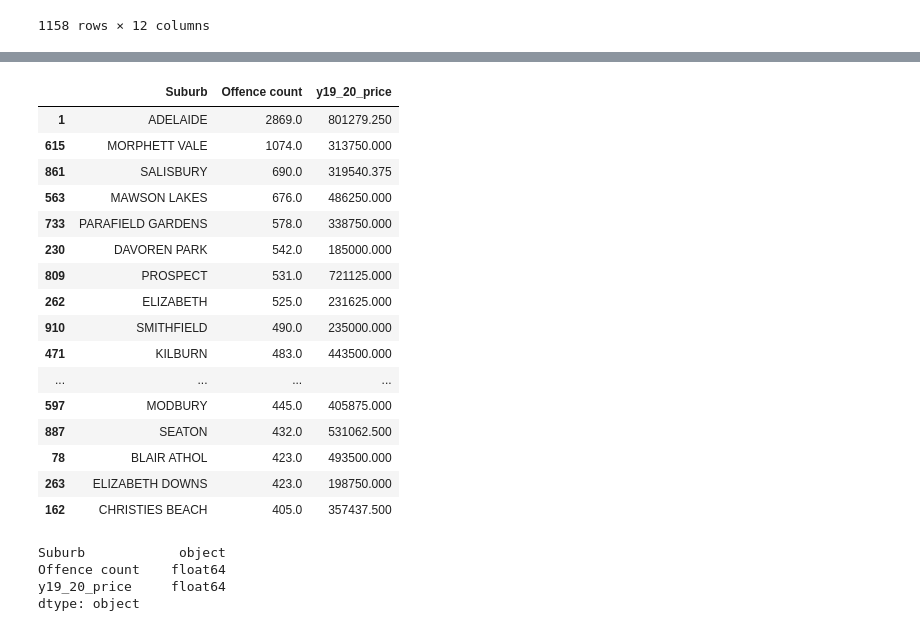
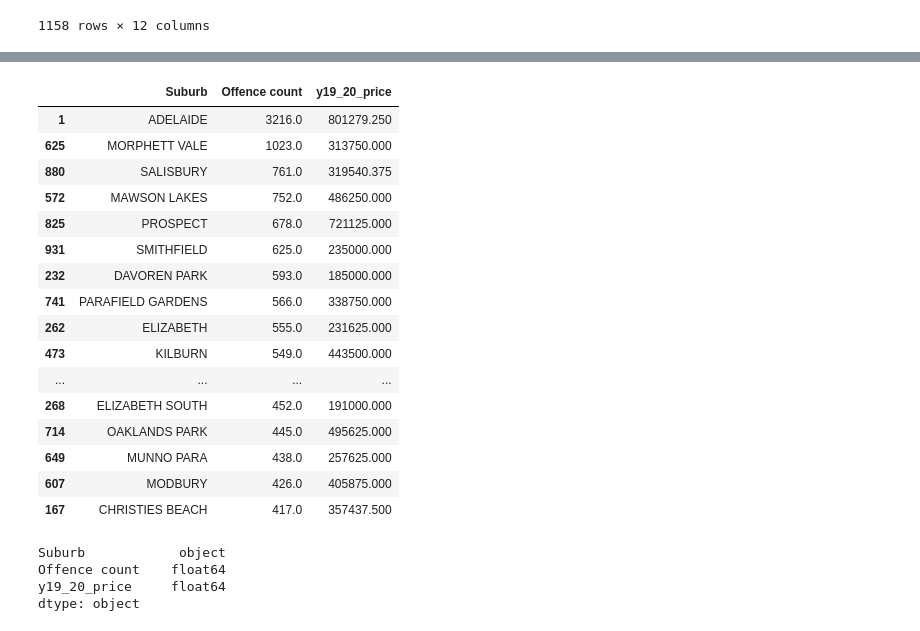
Before and after one commit to Sprettle/Chevrolet-Chilis, a Jupyter notebook: suburb_crime.ipynb, the cells around one changed output, grey strips where cells are left out. Saved outputs shown, nothing was run; the diff lists cells and outputs as text; code cells hidden in the pictures.

```diff
--- a/suburb_crime.ipynb
+++ b/suburb_crime.ipynb
@@ -617,7 +853,7 @@ YUNTA                        1.0
 # %%
 ###Dataframe
-#Combine the 2 dataframes by suburb: y18_19_crime_suburbs, y19_20_price
-y18_19_crime_suburbs
+#Combine the 2 dataframes by suburb: y19_20_crime_suburbs, y19_20_price
+y19_20_crime_suburbs
 #Retrieve variable (dataframe) from another ipynb
 %store -r y19_20_price
 y19_20_price
@@ -629,51 +865,51 @@ y19_20_price
 
 #-------------------------------
 #Merge 2 tables together
-y19_20_merged = pd.merge(left=y18_19_crime_suburbs, right=y19_20_price, how='outer', left_on='Suburb - Incident', right_on='Suburb')
+y19_20_merged = pd.merge(left=y19_20_crime_suburbs, right=y19_20_price, how='outer', left_on='Suburb - Incident', right_on='Suburb')
 y19_20_merged
 
 #-------------------------------
 ### Cleanup columns required
 #Drop NaN rows
 y19_20=y19_20_merged.dropna()
 y19_20
 
 #####Editing columns for presentation ########
 #Drop columns
 y19_20=y19_20.drop(columns={"Suburb - Incident","City","Sales Q3 2019","Median\n3Q 2019", "Sales Q4 2019","Median Q4 2019","Sales Q1 2020","Median Q1 2020","Sales Q2 2020","Median Q2 2020"})
 y19_20
 
 #Drop duplicates
 y19_20=y19_20.drop_duplicates(subset=['Suburb'])
 y19_20
 
 #Reorder columns
 y19_20=y19_20[["Suburb","Offence count","y19_20_price"]]
 y19_20
 
 #Sort values ascending for offence count
 y19_20=y19_20.sort_values(by='Offence count', ascending=False)
 y19_20
 
 y19_20.head(20)
 # %% [output]
 |  | Suburb | Offence count | y19_20_price |
-| 1 | ADELAIDE | 2869.0 | 801279.250 |
-| 615 | MORPHETT VALE | 1074.0 | 313750.000 |
-| 861 | SALISBURY | 690.0 | 319540.375 |
-| 563 | MAWSON LAKES | 676.0 | 486250.000 |
-| 733 | PARAFIELD GARDENS | 578.0 | 338750.000 |
-| 230 | DAVOREN PARK | 542.0 | 185000.000 |
-| 809 | PROSPECT | 531.0 | 721125.000 |
-| 262 | ELIZABETH | 525.0 | 231625.000 |
-| 910 | SMITHFIELD | 490.0 | 235000.000 |
-| 471 | KILBURN | 483.0 | 443500.000 |
+| 1 | ADELAIDE | 3216.0 | 801279.250 |
+| 625 | MORPHETT VALE | 1023.0 | 313750.000 |
+| 880 | SALISBURY | 761.0 | 319540.375 |
+| 572 | MAWSON LAKES | 752.0 | 486250.000 |
+| 825 | PROSPECT | 678.0 | 721125.000 |
+| 931 | SMITHFIELD | 625.0 | 235000.000 |
+| 232 | DAVOREN PARK | 593.0 | 185000.000 |
+| 741 | PARAFIELD GARDENS | 566.0 | 338750.000 |
+| 262 | ELIZABETH | 555.0 | 231625.000 |
+| 473 | KILBURN | 549.0 | 443500.000 |
 | ... | ... | ... | ... |
-| 597 | MODBURY | 445.0 | 405875.000 |
-| 887 | SEATON | 432.0 | 531062.500 |
-| 78 | BLAIR ATHOL | 423.0 | 493500.000 |
-| 263 | ELIZABETH DOWNS | 423.0 | 198750.000 |
-| 162 | CHRISTIES BEACH | 405.0 | 357437.500 |
+| 268 | ELIZABETH SOUTH | 452.0 | 191000.000 |
+| 714 | OAKLANDS PARK | 445.0 | 495625.000 |
+| 649 | MUNNO PARA | 438.0 | 257625.000 |
+| 607 | MODBURY | 426.0 | 405875.000 |
+| 167 | CHRISTIES BEACH | 417.0 | 357437.500 |
 # %%
 y19_20.dtypes
 # %% [output]
```
Also changed, not shown: parts of 14 cells of this notebook, 21 other files.
